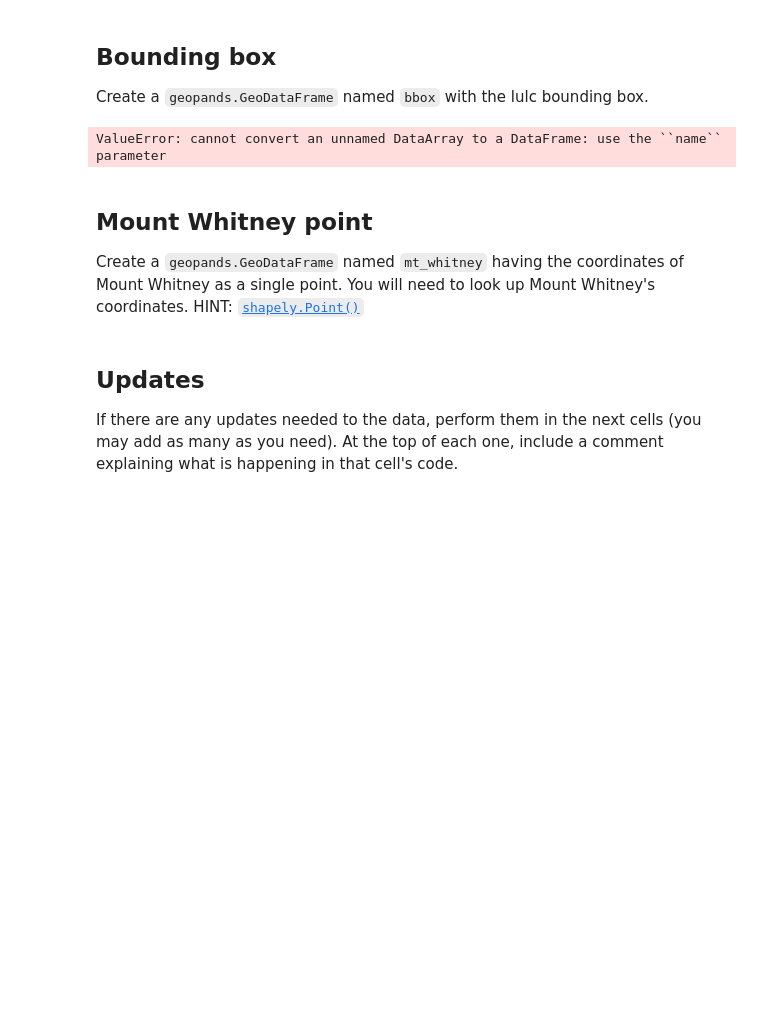
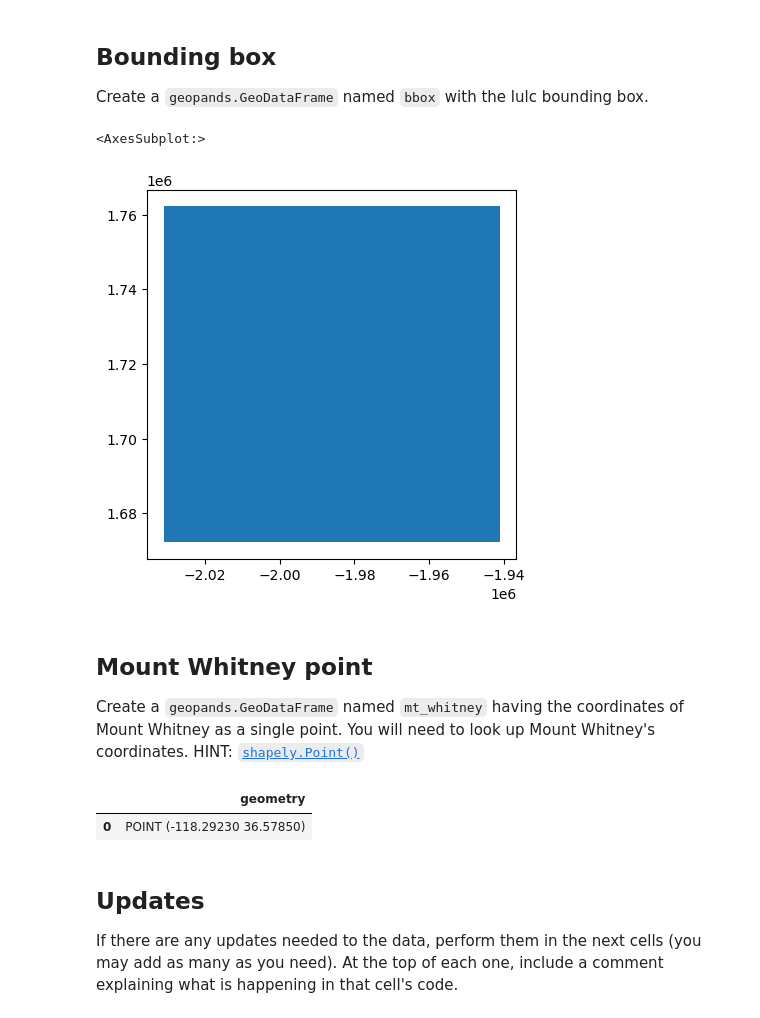
Before and after one commit to mwidas/eds220-hwk-4, a Jupyter notebook: hwk4-task1-whitney-map-2.ipynb, the cells around one changed output. Cells and saved outputs as stored; diff of their text form; code cells hidden in the pictures; blank space fills up the shorter version.

Commit message:
created bbox and started figure

```diff
--- a/hwk4-task1-whitney-map-2.ipynb
+++ b/hwk4-task1-whitney-map-2.ipynb
@@ -98,20 +103,23 @@ Datum: World Geodetic System 1984 ensemble
 Create a `geopands.GeoDataFrame` named `bbox` with the lulc bounding box.
 # %%
 
-lulc_df = lulc.squeeze().to_dataframe().reset_index()
-geometry = gpd.points_from_xy(lulc.x, lulc.y)
-gdf = gpd.GeoDataFrame(lulc, crs=lulc.rio.crs, geometry=geometry)
+bbox = gpd.GeoDataFrame({"id":1,"geometry":[box(*lulc.rio.bounds())]})
 
-# bbox = gpd.GeoDataFrame(geometry=[lulc],
-#                          crs='epsg:3857')
-# bbox.plot()
+bbox.plot()
 # %% [output]
-ValueError: cannot convert an unnamed DataArray to a DataFrame: use the ``name`` parameter
+<AxesSubplot:>
+[figure, added]
 # %% [markdown]
 ## Mount Whitney point
 Create a `geopands.GeoDataFrame` named `mt_whitney` having the coordinates of Mount Whitney as a single point. You will need to look up Mount Whitney's coordinates. HINT: [`shapely.Point()`](https://shapely.readthedocs.io/en/stable/reference/shapely.Point.html)
 # %%
-# your code here
+# create geodataframe with
+mt_whitney = gpd.GeoDataFrame(geometry=[Point(-118.2923, 36.5785)],
+                           crs='epsg:4326')
+mt_whitney
+# %% [output]
+|  | geometry |
+| 0 | POINT (-118.29230 36.57850) |
 # %% [markdown]
 ## Updates
 If there are any updates needed to the data, perform them in the next cells (you may add as many as you need).
```
Also changed, not shown: parts of 4 cells of this notebook.
